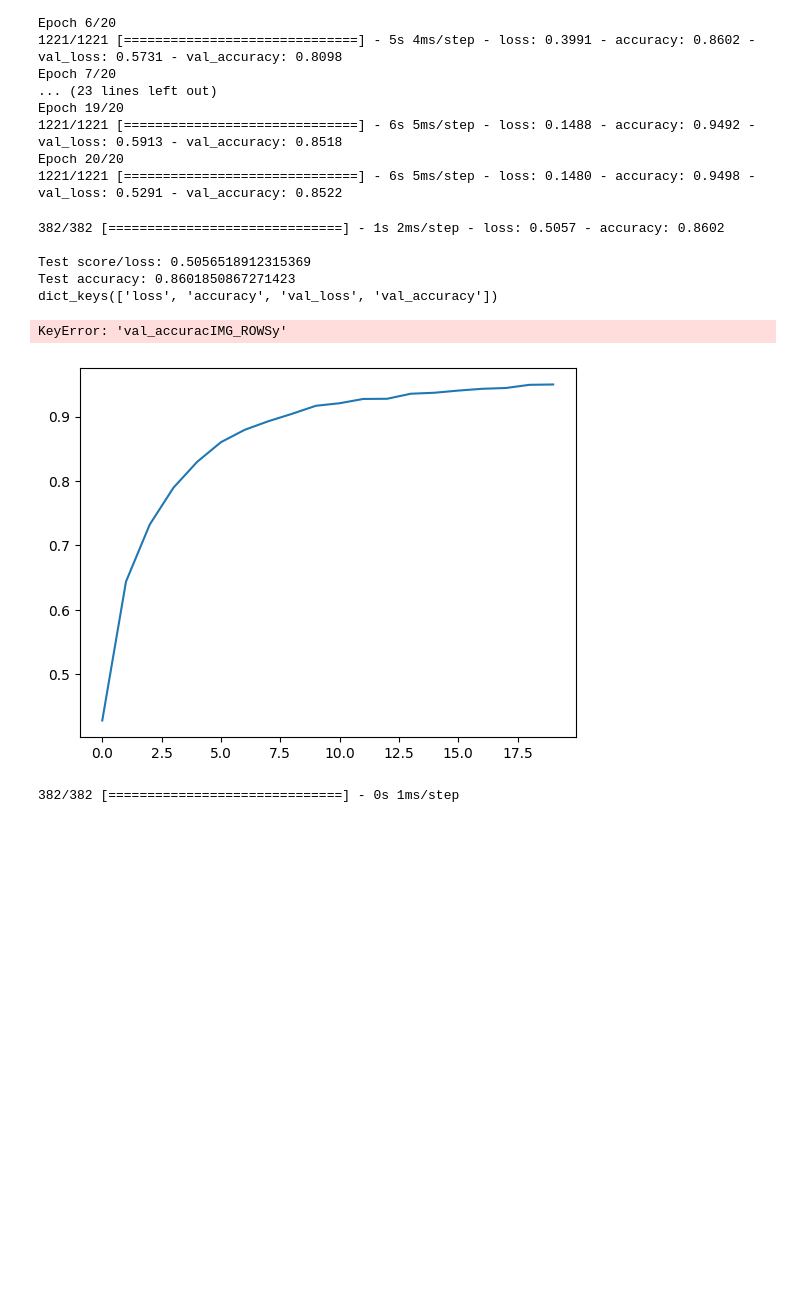
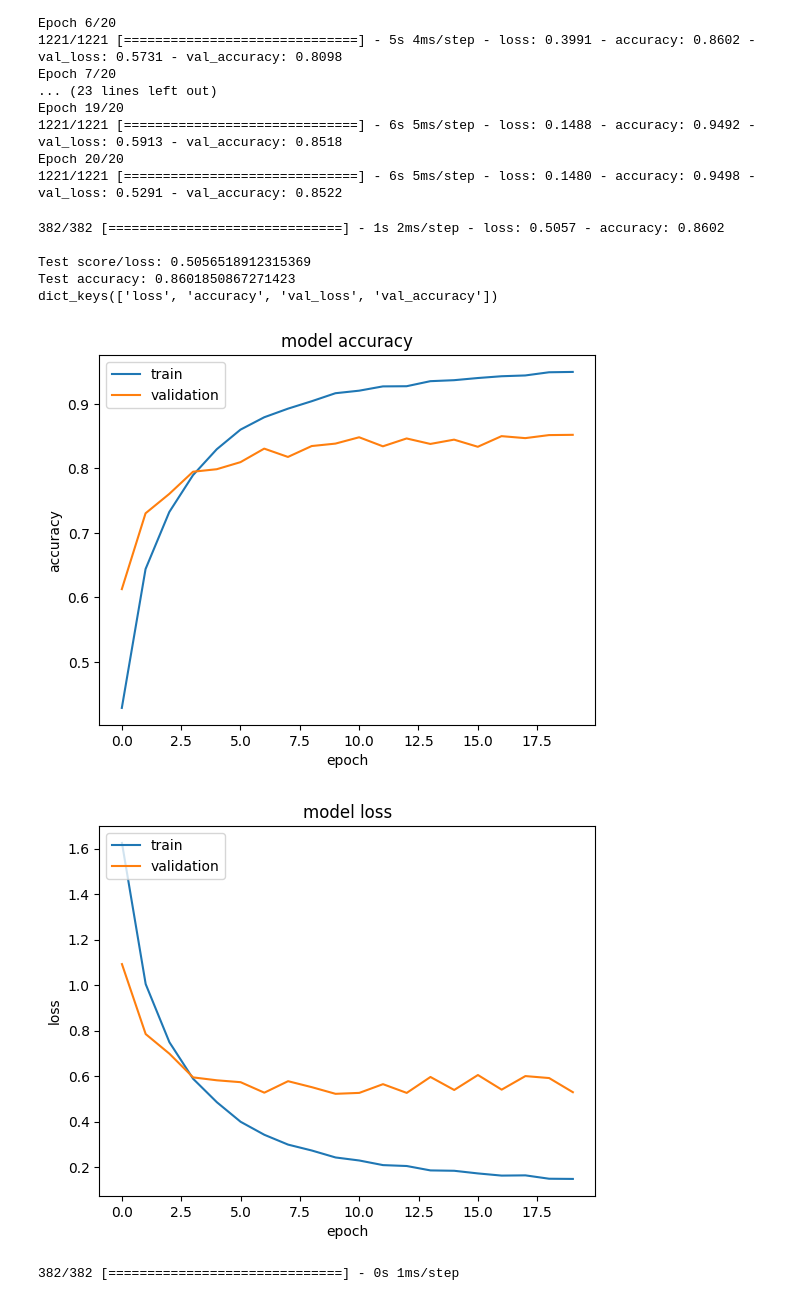
Before and after one commit to liorspitkowski/Deep-Learning-For-Robotics-Vision, a Jupyter notebook: Robot Vision Notebook.ipynb, the cells around one changed output. Saved outputs shown, nothing was run; the diff lists cells and outputs as text; code cells hidden in the pictures; blank space fills up the shorter version.

```diff
--- a/Robot Vision Notebook.ipynb
+++ b/Robot Vision Notebook.ipynb
@@ -241,34 +236,34 @@ Epoch 20/20
 # Testing
 score = model.evaluate(input_X_test, output_Y_test, batch_size=BATCH_SIZE, verbose=VERBOSE)
 print("\nTest score/loss:", score[0])
 print('Test accuracy:', score[1])
 
 # List all data in history
 print(history.history.keys())
 
 # Summarize history for accuracy
 plt.plot(history.history['accuracy'])
-plt.plot(history.history['val_accurac'])
+plt.plot(history.history['val_accuracy'])
 plt.title('model accuracy')
 plt.ylabel('accuracy')
 plt.xlabel('epoch')
 plt.legend(['train', 'validation'], loc='upper left')
 plt.show()
 
 # Summarize history for loss
 plt.plot(history.history['loss'])
 plt.plot(history.history['val_loss'])
 plt.title('model loss')
 plt.ylabel('loss')
 plt.xlabel('epoch')
 plt.legend(['train', 'validation'], loc='upper left')
 plt.show()
 # %% [output]
 382/382 [==============================] - 1s 2ms/step - loss: 0.5057 - accuracy: 0.8602
 
 Test score/loss: 0.5056518912315369
 Test accuracy: 0.8601850867271423
 dict_keys(['loss', 'accuracy', 'val_loss', 'val_accuracy'])
-KeyError: 'val_accuracIMG_ROWSy'
-[figure, old version]
+[figure, new version]
+[figure, added]
 # %%
```
Also changed, not shown: parts of 14 cells of this notebook.
